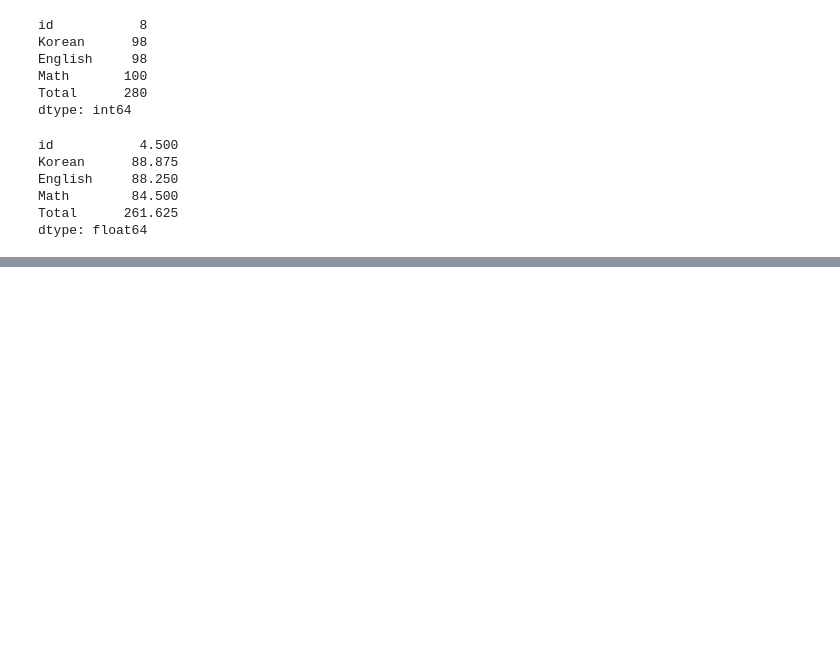
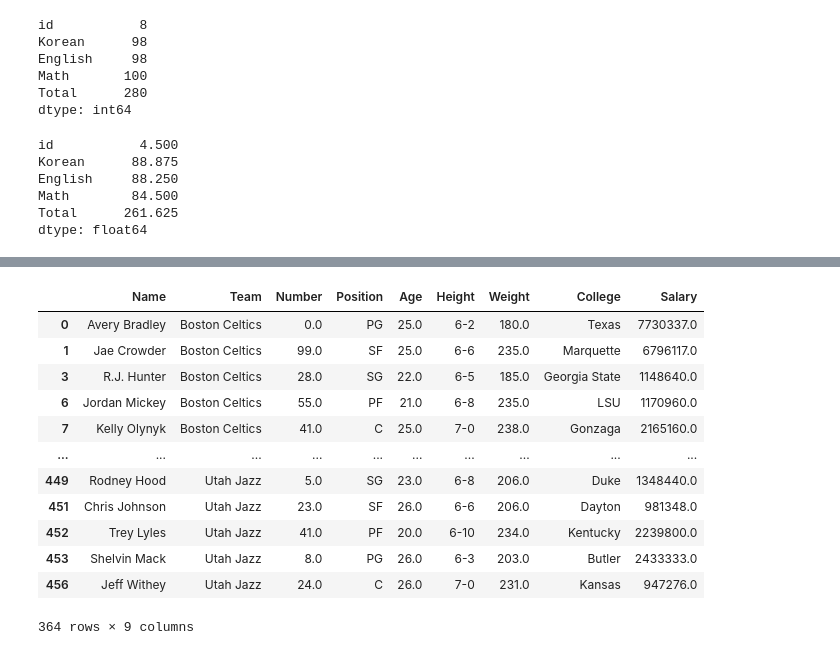
Before and after one commit to hanbinChae/Python-learning-univ, a Jupyter notebook: 빅데이터분석응용/경기과학기술대학교_202263020_채한빈_6주차.ipynb, the cells around one changed output, grey strips where cells are left out. Saved outputs shown, nothing was run; the diff lists cells and outputs as text; code cells hidden in the pictures; blank space fills up the shorter version.

```diff
--- a/빅데이터분석응용/경기과학기술대학교_202263020_채한빈_6주차.ipynb
+++ b/빅데이터분석응용/경기과학기술대학교_202263020_채한빈_6주차.ipynb
@@ -654,0 +773,16 @@ dtype: float64
+# %%
+nba.dropna(subset=['College','Salary']) #선택한 두 열의 NaN가 포함되있는 행 삭제
+# %% [output]
+|  | Name | Team | Number | Position | Age | Height | Weight | College | Salary |
+| 0 | Avery Bradley | Boston Celtics | 0.0 | PG | 25.0 | 6-2 | 180.0 | Texas | 7730337.0 |
+| 1 | Jae Crowder | Boston Celtics | 99.0 | SF | 25.0 | 6-6 | 235.0 | Marquette | 6796117.0 |
+| 3 | R.J. Hunter | Boston Celtics | 28.0 | SG | 22.0 | 6-5 | 185.0 | Georgia State | 1148640.0 |
+| 6 | Jordan Mickey | Boston Celtics | 55.0 | PF | 21.0 | 6-8 | 235.0 | LSU | 1170960.0 |
+| 7 | Kelly Olynyk | Boston Celtics | 41.0 | C | 25.0 | 7-0 | 238.0 | Gonzaga | 2165160.0 |
+| ... | ... | ... | ... | ... | ... | ... | ... | ... | ... |
+| 449 | Rodney Hood | Utah Jazz | 5.0 | SG | 23.0 | 6-8 | 206.0 | Duke | 1348440.0 |
+| 451 | Chris Johnson | Utah Jazz | 23.0 | SF | 26.0 | 6-6 | 206.0 | Dayton | 981348.0 |
+| 452 | Trey Lyles | Utah Jazz | 41.0 | PF | 20.0 | 6-10 | 234.0 | Kentucky | 2239800.0 |
+| 453 | Shelvin Mack | Utah Jazz | 8.0 | PG | 26.0 | 6-3 | 203.0 | Butler | 2433333.0 |
+| 456 | Jeff Withey | Utah Jazz | 24.0 | C | 26.0 | 7-0 | 231.0 | Kansas | 947276.0 |
+364 rows × 9 columns
```
Also changed, not shown: parts of 29 cells of this notebook.
